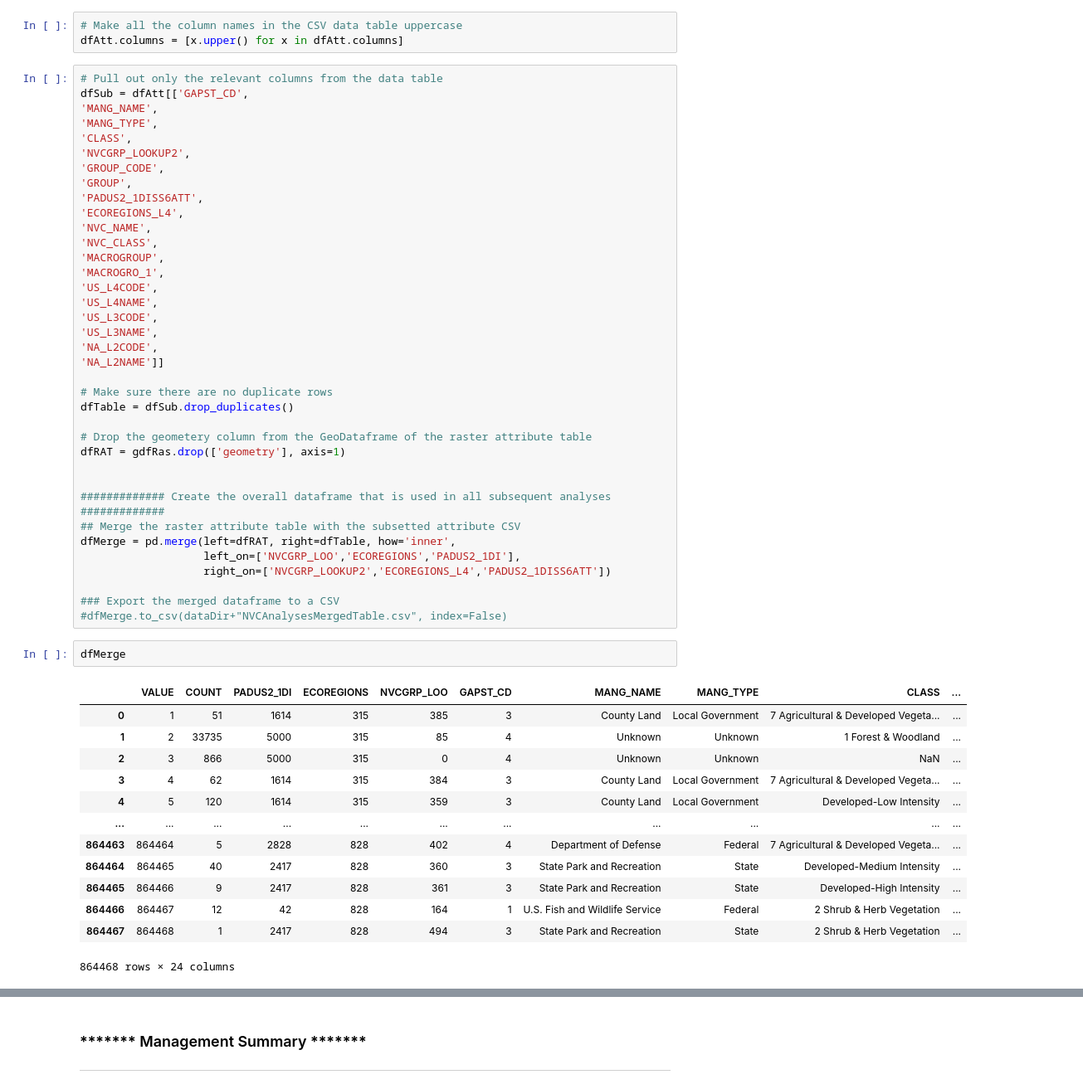
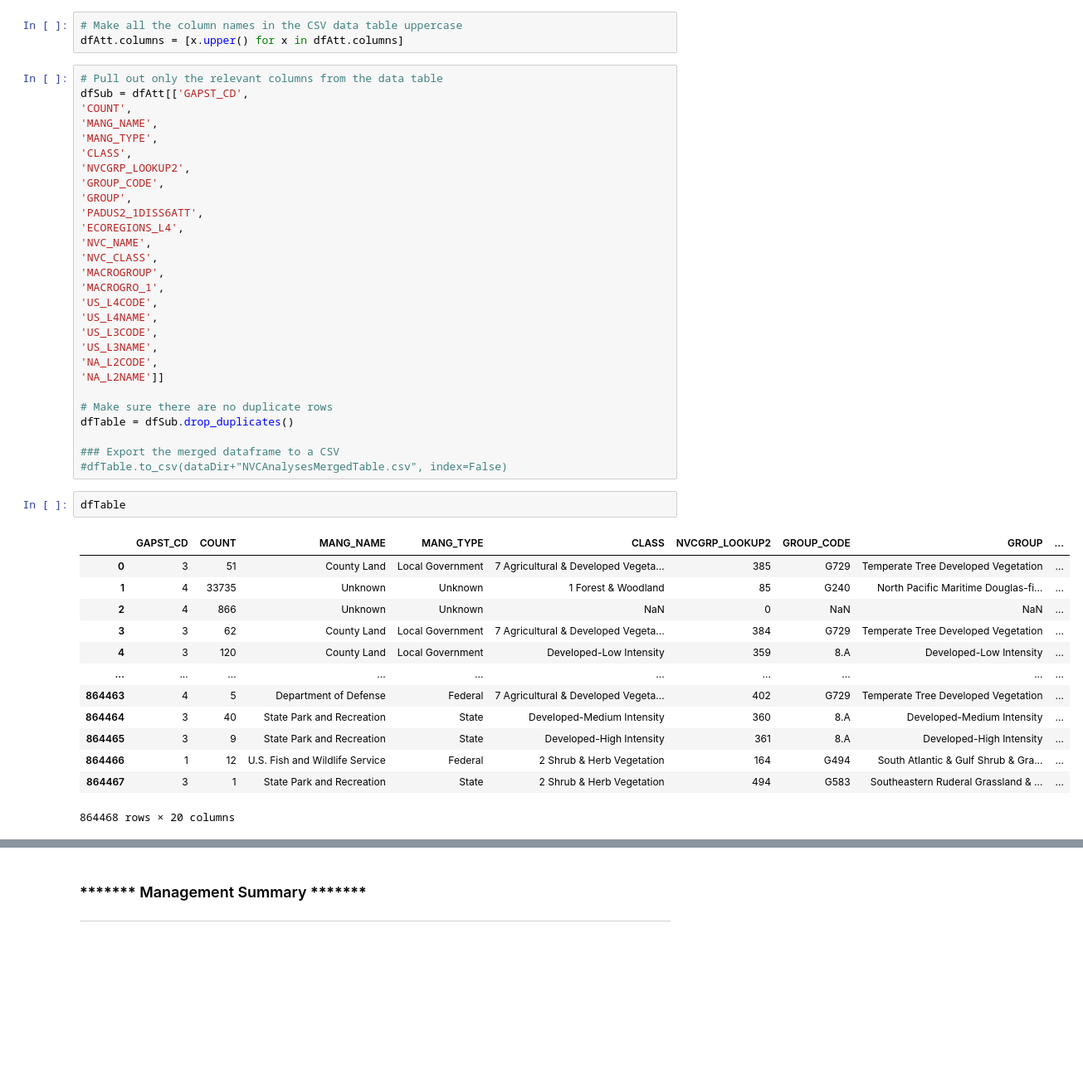
Before and after one commit to mjrubino/USNVC-Analyes, a Jupyter notebook: USNVC Protection Analyses v3.ipynb, the cells around one changed output, grey strips where cells are left out. Shown at 83% size. Drawn from its saved outputs; the diff is of its cells as text; blank space fills up the shorter version.

```diff
--- a/USNVC Protection Analyses v3.ipynb
+++ b/USNVC Protection Analyses v3.ipynb
@@ -140,6 +129,7 @@ dfAtt.columns = [x.upper() for x in dfAtt.columns]
 # %%
 # Pull out only the relevant columns from the data table
 dfSub = dfAtt[['GAPST_CD',
+'COUNT',
 'MANG_NAME',
 'MANG_TYPE',
 'CLASS',
@@ -162,34 +152,24 @@ dfSub = dfAtt[['GAPST_CD',
 # Make sure there are no duplicate rows
 dfTable = dfSub.drop_duplicates()
 
-# Drop the geometery column from the GeoDataframe of the raster attribute table
-dfRAT = gdfRas.drop(['geometry'], axis=1)
-
-
-############# Create the overall dataframe that is used in all subsequent analyses #############
-## Merge the raster attribute table with the subsetted attribute CSV
-dfMerge = pd.merge(left=dfRAT, right=dfTable, how='inner',
-                   left_on=['NVCGRP_LOO','ECOREGIONS','PADUS2_1DI'],
-                   right_on=['NVCGRP_LOOKUP2','ECOREGIONS_L4','PADUS2_1DISS6ATT'])
-
 ### Export the merged dataframe to a CSV
-#dfMerge.to_csv(dataDir+"NVCAnalysesMergedTable.csv", index=False)
+#dfTable.to_csv(dataDir+"NVCAnalysesMergedTable.csv", index=False)
-# %%
-dfMerge
-# %% [output]
-|  | VALUE | COUNT | PADUS2_1DI | ECOREGIONS | NVCGRP_LOO | GAPST_CD | MANG_NAME | MANG_TYPE | CLASS | ... |
-| 0 | 1 | 51 | 1614 | 315 | 385 | 3 | County Land | Local Government | 7 Agricultural & Developed Vegeta... | ... |
-| 1 | 2 | 33735 | 5000 | 315 | 85 | 4 | Unknown | Unknown | 1 Forest & Woodland | ... |
-| 2 | 3 | 866 | 5000 | 315 | 0 | 4 | Unknown | Unknown | NaN | ... |
-| 3 | 4 | 62 | 1614 | 315 | 384 | 3 | County Land | Local Government | 7 Agricultural & Developed Vegeta... | ... |
-| 4 | 5 | 120 | 1614 | 315 | 359 | 3 | County Land | Local Government | Developed-Low Intensity | ... |
-| ... | ... | ... | ... | ... | ... | ... | ... | ... | ... | ... |
-| 864463 | 864464 | 5 | 2828 | 828 | 402 | 4 | Department of Defense | Federal | 7 Agricultural & Developed Vegeta... | ... |
-| 864464 | 864465 | 40 | 2417 | 828 | 360 | 3 | State Park and Recreation | State | Developed-Medium Intensity | ... |
-| 864465 | 864466 | 9 | 2417 | 828 | 361 | 3 | State Park and Recreation | State | Developed-High Intensity | ... |
-| 864466 | 864467 | 12 | 42 | 828 | 164 | 1 | U.S. Fish and Wildlife Service | Federal | 2 Shrub & Herb Vegetation | ... |
-| 864467 | 864468 | 1 | 2417 | 828 | 494 | 3 | State Park and Recreation | State | 2 Shrub & Herb Vegetation | ... |
-864468 rows × 24 columns
+# %%
+dfTable
+# %% [output]
+|  | GAPST_CD | COUNT | MANG_NAME | MANG_TYPE | CLASS | NVCGRP_LOOKUP2 | GROUP_CODE | GROUP | ... |
+| 0 | 3 | 51 | County Land | Local Government | 7 Agricultural & Developed Vegeta... | 385 | G729 | Temperate Tree Developed Vegetation | ... |
+| 1 | 4 | 33735 | Unknown | Unknown | 1 Forest & Woodland | 85 | G240 | North Pacific Maritime Douglas-fi... | ... |
+| 2 | 4 | 866 | Unknown | Unknown | NaN | 0 | NaN | NaN | ... |
+| 3 | 3 | 62 | County Land | Local Government | 7 Agricultural & Developed Vegeta... | 384 | G729 | Temperate Tree Developed Vegetation | ... |
+| 4 | 3 | 120 | County Land | Local Government | Developed-Low Intensity | 359 | 8.A | Developed-Low Intensity | ... |
+| ... | ... | ... | ... | ... | ... | ... | ... | ... | ... |
+| 864463 | 4 | 5 | Department of Defense | Federal | 7 Agricultural & Developed Vegeta... | 402 | G729 | Temperate Tree Developed Vegetation | ... |
+| 864464 | 3 | 40 | State Park and Recreation | State | Developed-Medium Intensity | 360 | 8.A | Developed-Medium Intensity | ... |
+| 864465 | 3 | 9 | State Park and Recreation | State | Developed-High Intensity | 361 | 8.A | Developed-High Intensity | ... |
+| 864466 | 1 | 12 | U.S. Fish and Wildlife Service | Federal | 2 Shrub & Herb Vegetation | 164 | G494 | South Atlantic & Gulf Shrub & Gra... | ... |
+| 864467 | 3 | 1 | State Park and Recreation | State | 2 Shrub & Herb Vegetation | 494 | G583 | Southeastern Ruderal Grassland & ... | ... |
+864468 rows × 20 columns
 # %% [markdown]
 #### There are two Group Codes that have more than one Group Name:
 * G089	Great Lakes Sand Beach
```
Also changed, not shown: parts of 38 cells of this notebook, 2 other files.
